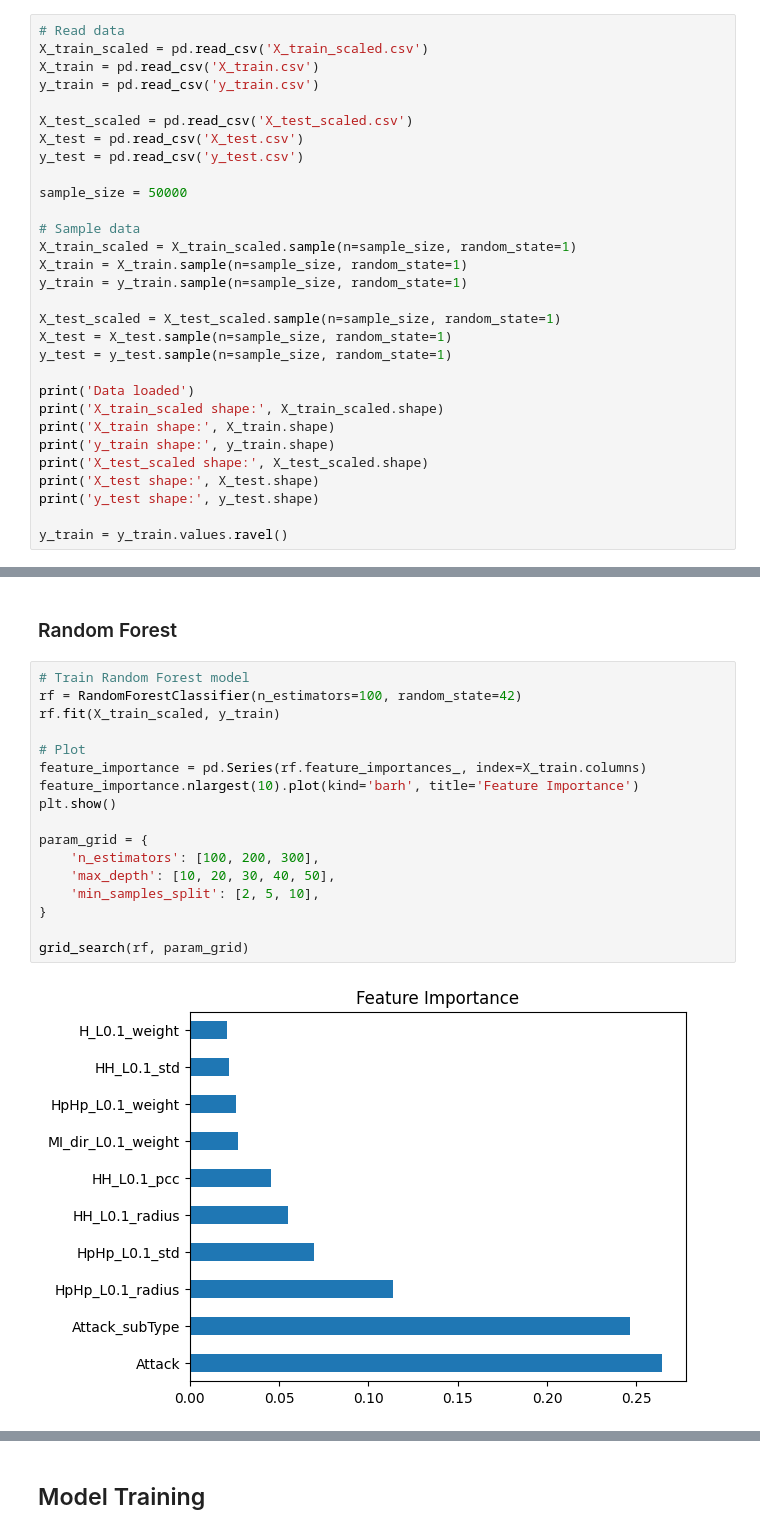
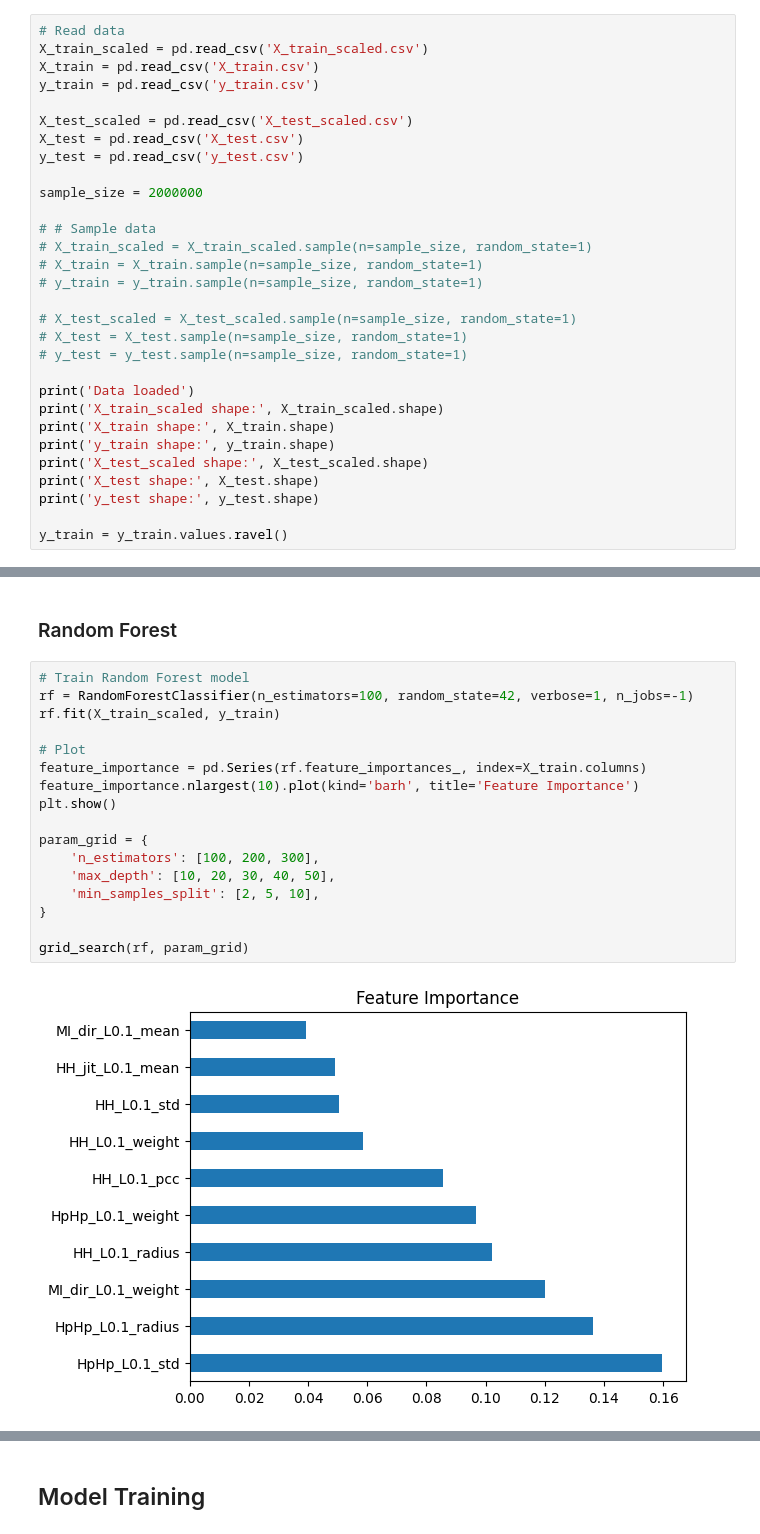
Before and after one commit to HenriqueGuima/IDS-IoT-BotNet, a Jupyter notebook: model_development.ipynb, the cells around one changed output, grey strips where cells are left out. Saved outputs shown, nothing was run; the diff lists cells and outputs as text.

```diff
--- a/model_development.ipynb
+++ b/model_development.ipynb
@@ -29,16 +29,16 @@ X_test_scaled = pd.read_csv('X_test_scaled.csv')
 X_test = pd.read_csv('X_test.csv')
 y_test = pd.read_csv('y_test.csv')
 
-sample_size = 50000
+sample_size = 2000000
 
-# Sample data
-X_train_scaled = X_train_scaled.sample(n=sample_size, random_state=1)
-X_train = X_train.sample(n=sample_size, random_state=1)
-y_train = y_train.sample(n=sample_size, random_state=1)
+# # Sample data
+# X_train_scaled = X_train_scaled.sample(n=sample_size, random_state=1)
+# X_train = X_train.sample(n=sample_size, random_state=1)
+# y_train = y_train.sample(n=sample_size, random_state=1)
 
-X_test_scaled = X_test_scaled.sample(n=sample_size, random_state=1)
-X_test = X_test.sample(n=sample_size, random_state=1)
-y_test = y_test.sample(n=sample_size, random_state=1)
+# X_test_scaled = X_test_scaled.sample(n=sample_size, random_state=1)
+# X_test = X_test.sample(n=sample_size, random_state=1)
+# y_test = y_test.sample(n=sample_size, random_state=1)
 
 print('Data loaded')
 print('X_train_scaled shape:', X_train_scaled.shape)
@@ -60,21 +68,21 @@ def grid_search(model, param_grid):
 ### Random Forest
 # %%
 # Train Random Forest model
-rf = RandomForestClassifier(n_estimators=100, random_state=42)
+rf = RandomForestClassifier(n_estimators=100, random_state=42, verbose=1, n_jobs=-1)
 rf.fit(X_train_scaled, y_train)
 
 # Plot
 feature_importance = pd.Series(rf.feature_importances_, index=X_train.columns)
 feature_importance.nlargest(10).plot(kind='barh', title='Feature Importance')
 plt.show()
 
 param_grid = {
     'n_estimators': [100, 200, 300],
     'max_depth': [10, 20, 30, 40, 50],
     'min_samples_split': [2, 5, 10],
 }
 
 grid_search(rf, param_grid)
 # %% [output]
-[figure, old version]
+[figure, new version]
 Fitting 5 folds for each of 45 candidates, totalling 225 fits
```
Also changed, not shown: parts of 8 cells of this notebook, 1 other file.
